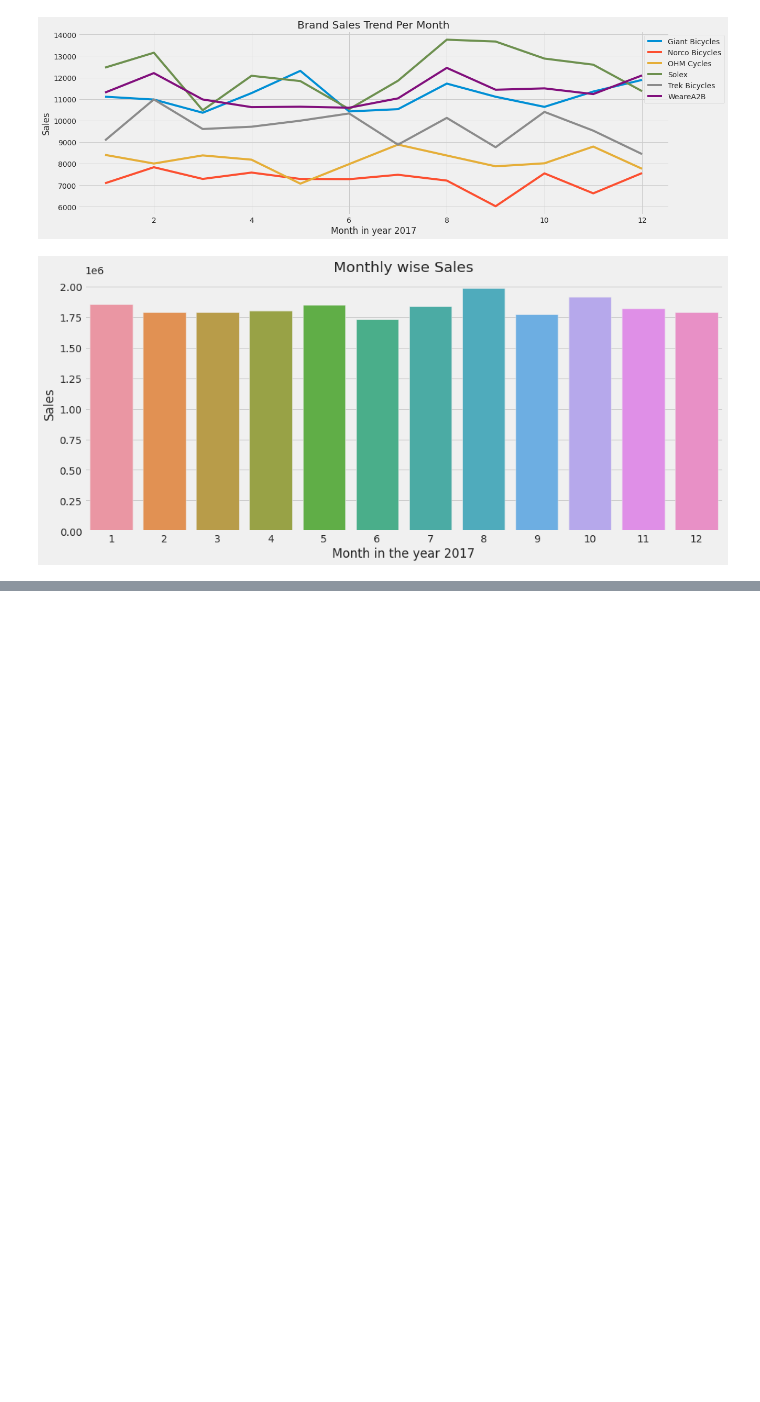
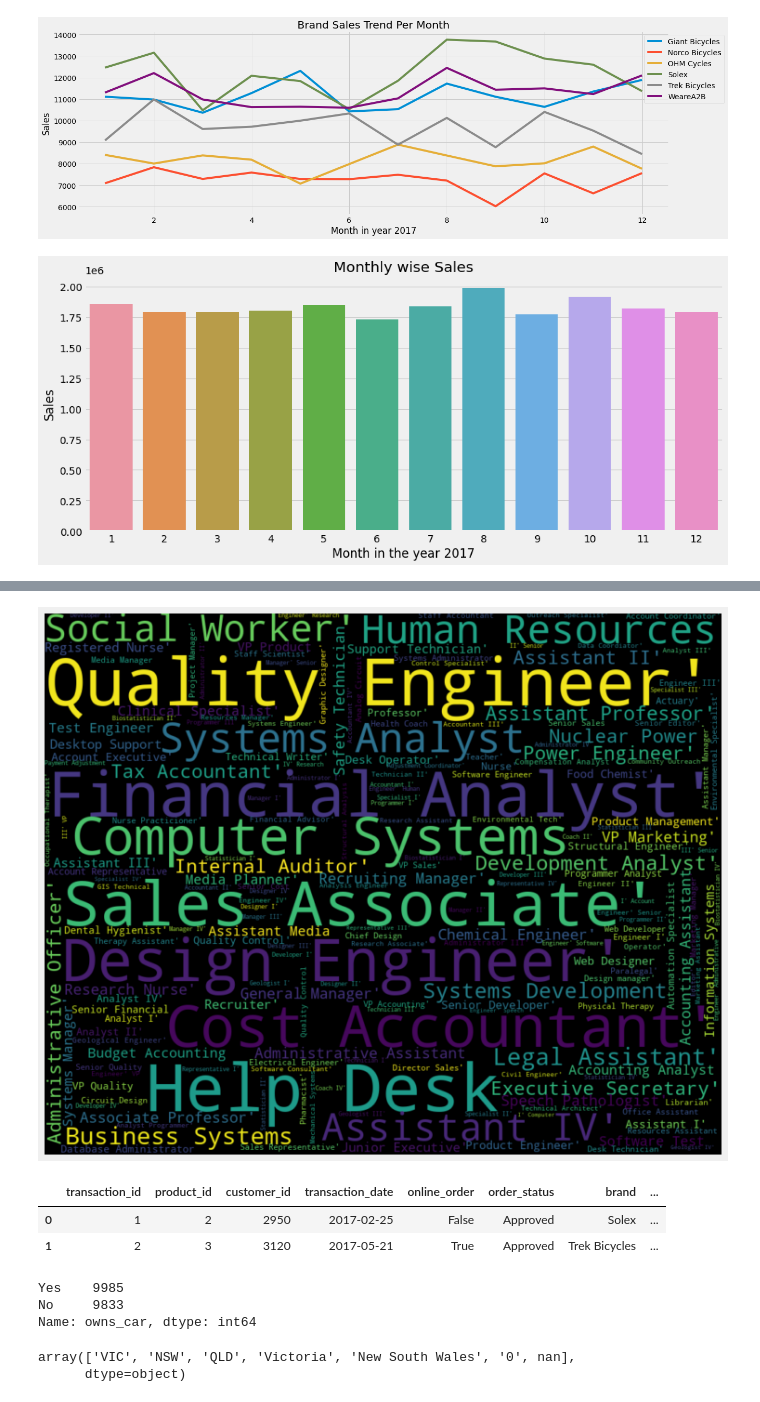
Before and after one commit to NUELBUNDI/PDS_PROJECT, a Jupyter notebook: Final_Project_Lee_Bundi_102586.ipynb, the cells around one changed output, grey strips where cells are left out. Cells and saved outputs as stored; diff of their text form; code cells hidden in the pictures; blank space fills up the shorter version.

```diff
--- a/Final_Project_Lee_Bundi_102586.ipynb
+++ b/Final_Project_Lee_Bundi_102586.ipynb
@@ -328,0 +293,26 @@ df.describe()
+# %%
+
+# convert string in job_title columns
+a_list=[]
+
+for value in data['job_title'].dropna().str.split('  '):
+  a_list.append(value)
+
+# Convert list to string
+listToStr = ' '.join(map(str, a_list))
+
+# Library
+from wordcloud import WordCloud
+
+
+# Create the wordcloud object
+wordcloud = WordCloud(width=1000, height=800,background_color="black", margin=0).generate(listToStr)
+
+# Display the generated image:
+plt.figure(figsize=(14,10))
+plt.imshow(wordcloud, interpolation='bilinear')
+plt.axis("off")
+plt.margins(x=0, y=0)
+plt.show()
+# %% [output]
+[figure, added]
@@ -329,3 +331,21 @@ df.describe()
+# %%
+data.head(2)
+# %% [output]
+|  | transaction_id | product_id | customer_id | transaction_date | online_order | order_status | brand | ... |
+| 0 | 1 | 2 | 2950 | 2017-02-25 | False | Approved | Solex | ... |
+| 1 | 2 | 3 | 3120 | 2017-05-21 | True | Approved | Trek Bicycles | ... |
+# %%
+
+data['owns_car'].value_counts()
+# %% [output]
+Yes    9985
+No     9833
+Name: owns_car, dtype: int64
+# %%
+data['States'].unique()
+# %% [output]
+array(['VIC', 'NSW', 'QLD', 'Victoria', 'New South Wales', '0', nan],
+      dtype=object)
 # %%
 # PCA
 cols = ['Age at inauguration', '# of electoral votes', '# of popular votes', 'National total votes', 'Total electoral votes', 'Rating points']
```
Also changed, not shown: parts of 20 cells of this notebook.
